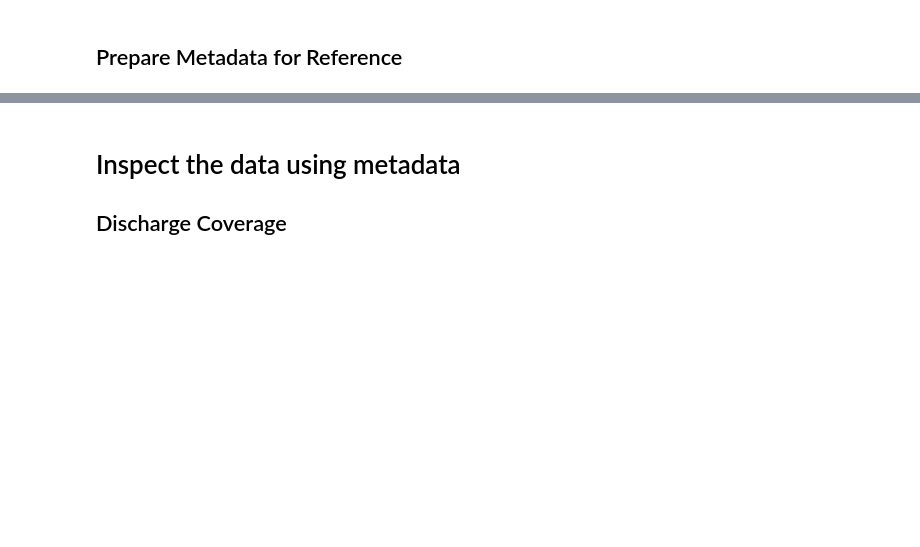
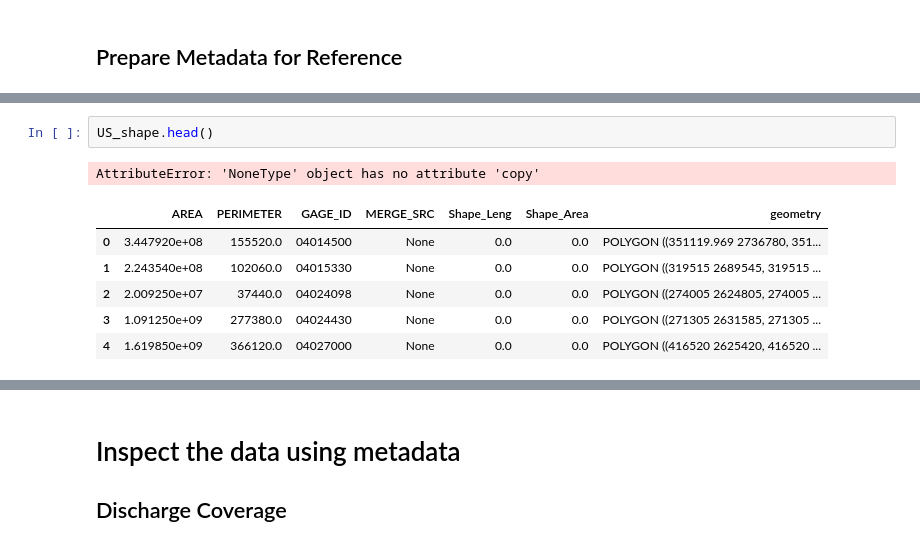
Before and after one commit to yunsupark1120/GAGEii_modeling, a Jupyter notebook: metadata/data_processing.ipynb, the cells around one changed output, grey strips where cells are left out. Drawn from its saved outputs; the diff is of its cells as text; blank space fills up the shorter version.

```diff
--- a/metadata/data_processing.ipynb
+++ b/metadata/data_processing.ipynb
@@ -110,0 +127,10 @@ plt.show()
+# %%
+US_shape.head()
+# %% [output]
+AttributeError: 'NoneType' object has no attribute 'copy'
+|  | AREA | PERIMETER | GAGE_ID | MERGE_SRC | Shape_Leng | Shape_Area | geometry |
+| 0 | 3.447920e+08 | 155520.0 | 04014500 | None | 0.0 | 0.0 | POLYGON ((351119.969 2736780, 351... |
+| 1 | 2.243540e+08 | 102060.0 | 04015330 | None | 0.0 | 0.0 | POLYGON ((319515 2689545, 319515 ... |
+| 2 | 2.009250e+07 | 37440.0 | 04024098 | None | 0.0 | 0.0 | POLYGON ((274005 2624805, 274005 ... |
+| 3 | 1.091250e+09 | 277380.0 | 04024430 | None | 0.0 | 0.0 | POLYGON ((271305 2631585, 271305 ... |
+| 4 | 1.619850e+09 | 366120.0 | 04027000 | None | 0.0 | 0.0 | POLYGON ((416520 2625420, 416520 ... |
```
Also changed, not shown: parts of 24 cells of this notebook, 8 other files.
